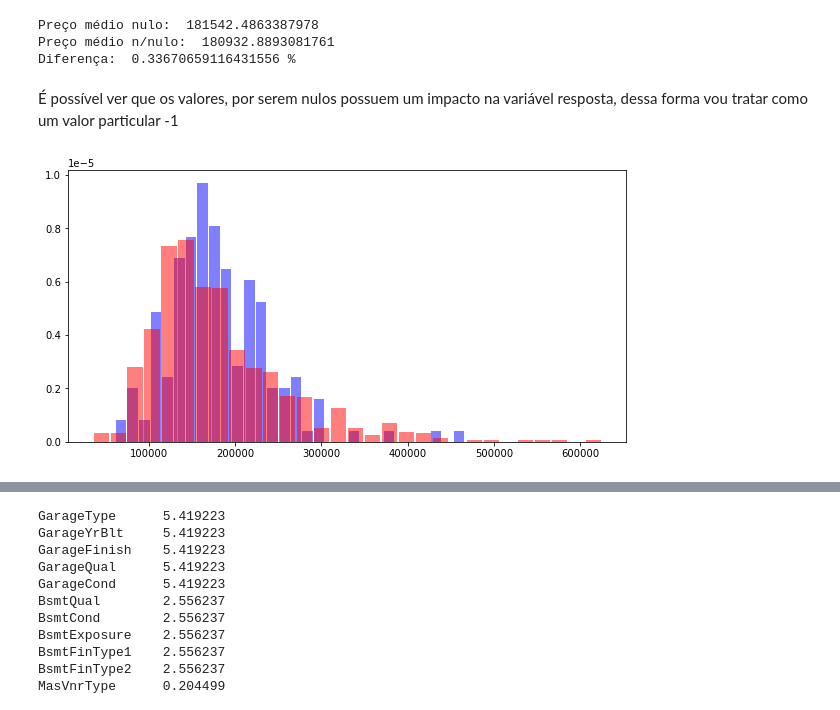
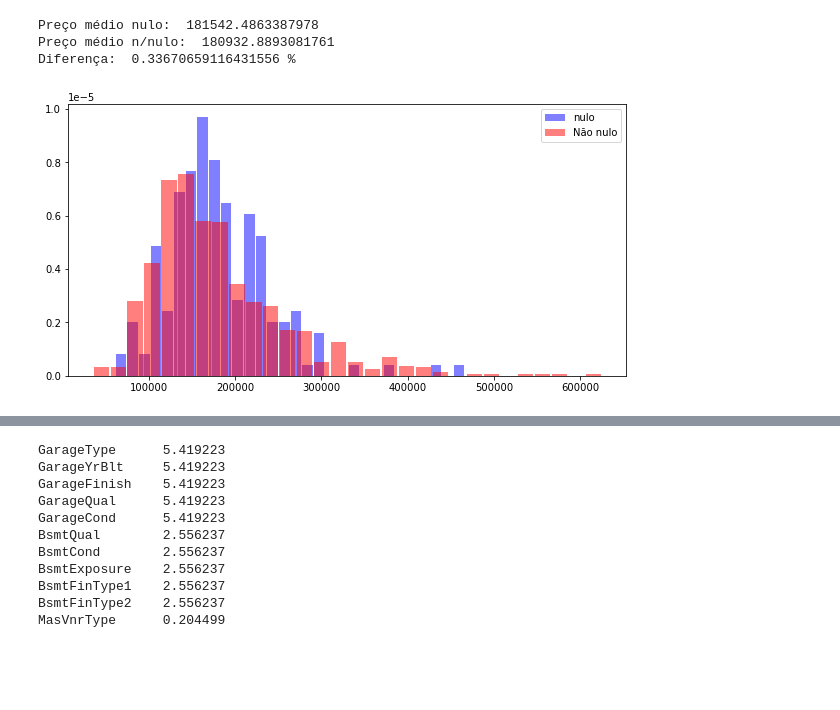
Before and after one commit to FilippeFaria/Regression_modeling, a Jupyter notebook: Pricing.ipynb, the cells around one changed output, grey strips where cells are left out. Drawn from its saved outputs; the diff is of its cells as text; code cells hidden in the pictures; blank space fills up the shorter version.

```diff
--- a/Pricing.ipynb
+++ b/Pricing.ipynb
@@ -15,7 +17,7 @@ import seaborn as sn
 
 # !pip install -U scikit-learn
 # %%
-dataset = pd.read_csv(r'C:\Users\lippe\Documents\Python Scripts\Regression\train.csv')
+dataset = pd.read_csv(r'C:\Users\lippe\Documents\Python Scripts\Regression\train.csv',index_col='Id')
 # %%
 dataset.info()
 # %% [output]
@@ -93,8 +680,8 @@ Por terem tanto valores nulos, o que resta é pouco representativo para a base,
 X_tr_o = X_tr.copy()
 X_ts_o = X_ts.copy()
 
-X_tr_o = X_tr_o.drop(columns=['PoolQC','MiscFeature','Alley'])
-X_ts_o = X_ts_o.drop(columns=['PoolQC','MiscFeature','Alley'])
+X_tr_o = X_tr_o.drop(columns=['PoolQC','MiscFeature'])
+X_ts_o = X_ts_o.drop(columns=['PoolQC','MiscFeature'])
 null_values = X_tr_o.isnull().sum()[X_tr_o.isnull().sum() > 0]/len(X_tr_o)*100
 null_values.sort_values(ascending= False)
 # %% [output]
@@ -122,6 +710,7 @@ As seguintes variáveis já possuem uma significante amostragem de valores não
 
 **Fence**: Fence quality
 # %%
-X_tr_o[['FireplaceQu','Fence']] = X_tr_o[['FireplaceQu','Fence']].fillna('Inexist')
-X_tr_o[['FireplaceQu','Fence']]
+X_tr_o[['FireplaceQu','Fence','Alley']] = X_tr_o[['FireplaceQu','Fence','Alley']].fillna('Inexist')
+X_ts_o[['FireplaceQu','Fence','Alley']] = X_ts_o[['FireplaceQu','Fence','Alley']].fillna('Inexist')
+X_tr_o[['FireplaceQu','Fence','Alley']]
 # %% [output]
@@ -162,11 +752,10 @@ print('Diferença: ',(y_tr[X_tr_o.LotFrontage.isna()].mean()-y_tr[X_tr_o.LotFron
 Preço médio nulo:  181542.4863387978
 Preço médio n/nulo:  180932.8893081761
 Diferença:  0.33670659116431556 %
-# %% [markdown]
-É possível ver que os valores, por serem nulos possuem um impacto na variável resposta, dessa forma vou tratar como um valor particular -1
 # %%
 plt.figure(figsize=(10,5))
-plt.hist(y_tr[X_tr_o.LotFrontage.isna()], rwidth=0.9,bins=30, density=True,color= 'b', alpha=0.5)
-plt.hist(y_tr[X_tr_o.LotFrontage.isna() == False], rwidth=0.9,bins=30, density=True,color= 'r', alpha=0.5);
+plt.hist(y_tr[X_tr_o.LotFrontage.isna()], rwidth=0.9,bins=30, density=True,color= 'b', alpha=0.5,label='nulo')
+plt.hist(y_tr[X_tr_o.LotFrontage.isna() == False], rwidth=0.9,bins=30, density=True,color= 'r', alpha=0.5,label='Não nulo')
+plt.legend();
 # %% [output]
-[figure, old version]
+[figure, new version]
```
Also changed, not shown: parts of 111 cells of this notebook.
